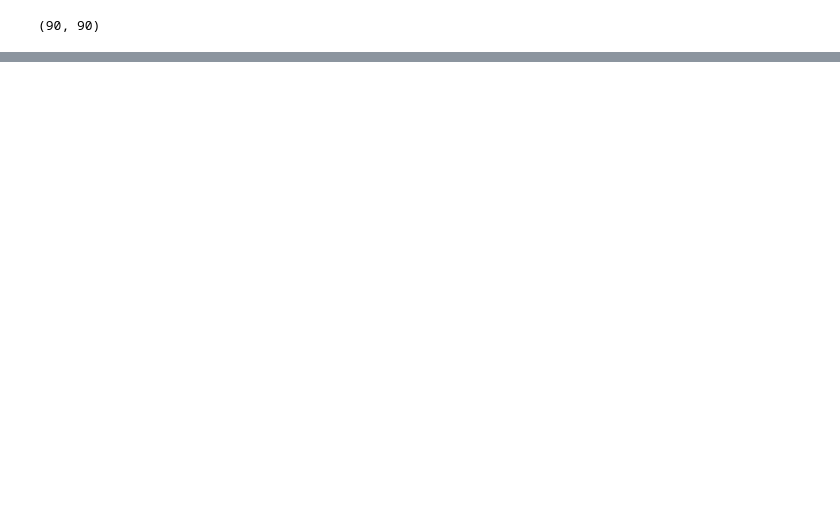
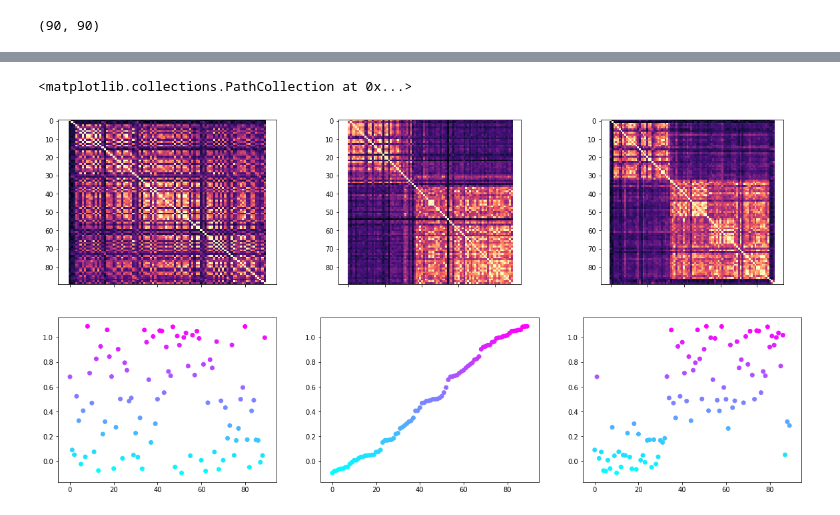
Before and after one commit to GiocomoLab/MightyMorphingPhotonRangers, a Jupyter notebook: SimMats/Untitled.ipynb, the cells around one changed output, grey strips where cells are left out. Cells and saved outputs as stored; diff of their text form; code cells hidden in the pictures; blank space fills up the shorter version.

```diff
--- a/SimMats/Untitled.ipynb
+++ b/SimMats/Untitled.ipynb
@@ -137,3 +101,6 @@ ax.plot(v[:,2])
 # %%
 import sklearn as sk
 import sklearn.cluster as clust
+# %%
+aggclust = clust.AgglomerativeClustering(n_clusters=5,affinity='cosine',linkage="average")
+aggclust.fit(S_tmat)
@@ -139,0 +117,2 @@ import sklearn.cluster as clust
+# %%
+clustsort = np.argsort(aggclust.labels_)
@@ -139,0 +137,15 @@ import sklearn.cluster as clust
+# %%
+f,ax = plt.subplots(2,3,figsize=[20,10],sharex=True)
+ax[0,0].imshow(S_t_rmat,cmap='magma',vmin=0,vmax=.3,aspect='auto')
+S_agg_sort = S_t_rmat[clustsort[::-1],:]
+S_agg_sort = S_agg_sort[:,clustsort[::-1]]
+ax[0,2].imshow(S_agg_sort,cmap='magma',vmin=0,vmax=.3)
+ax[0,1].imshow(S_rmat_sort,cmap='magma',vmin=0,vmax=.3)
+
+x=np.arange(effMorph.size)
+ax[1,0].scatter(x,effMorph,c=effMorph,cmap='cool')
+ax[1,1].scatter(x,effMorph[msort],c=effMorph[msort],cmap='cool')
+ax[1,2].scatter(x,effMorph[clustsort[::-1]],c=effMorph[clustsort[::-1]],cmap='cool')
+# %% [output]
+<matplotlib.collections.PathCollection at 0x...>
+[figure, added]
```
Also changed, not shown: parts of 17 cells of this notebook.
